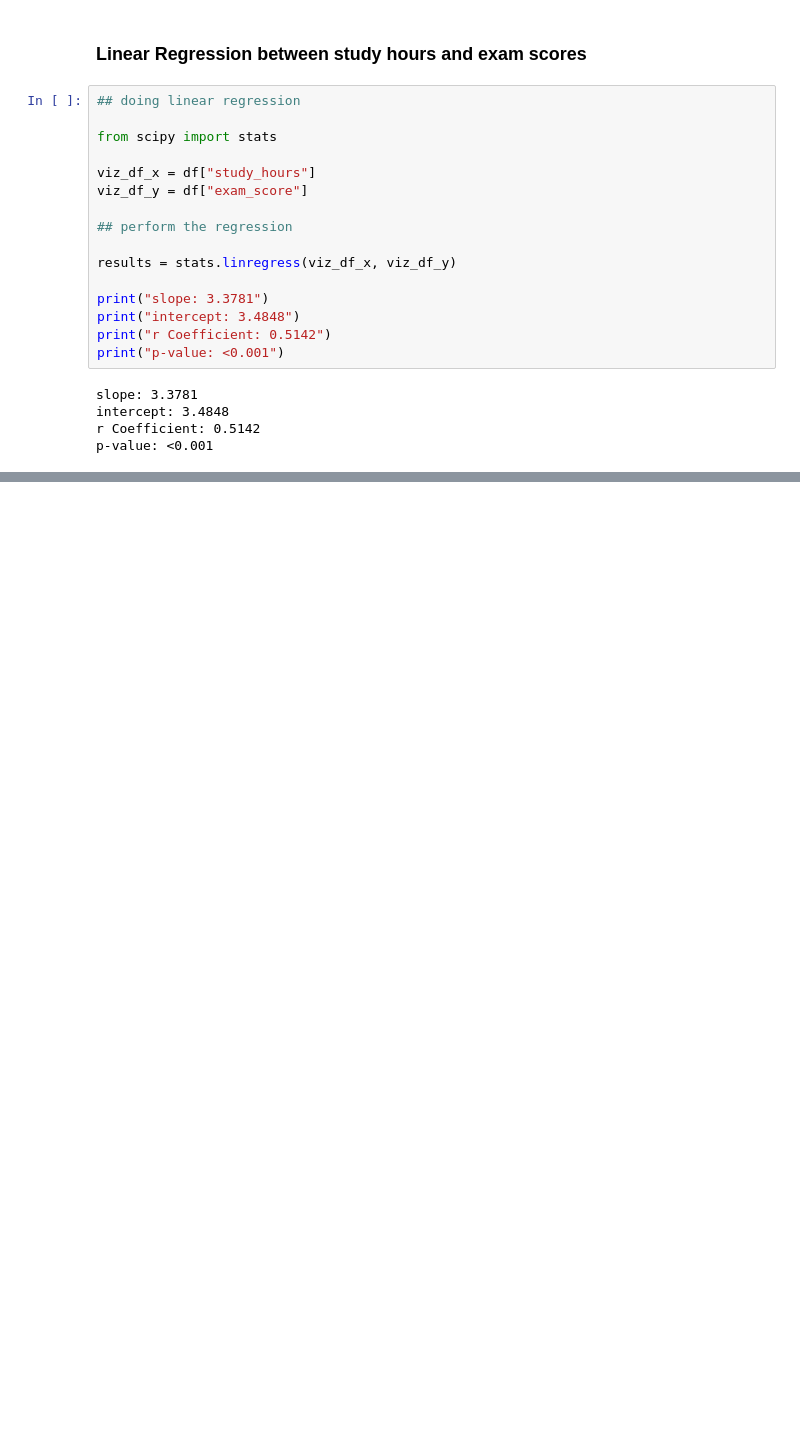
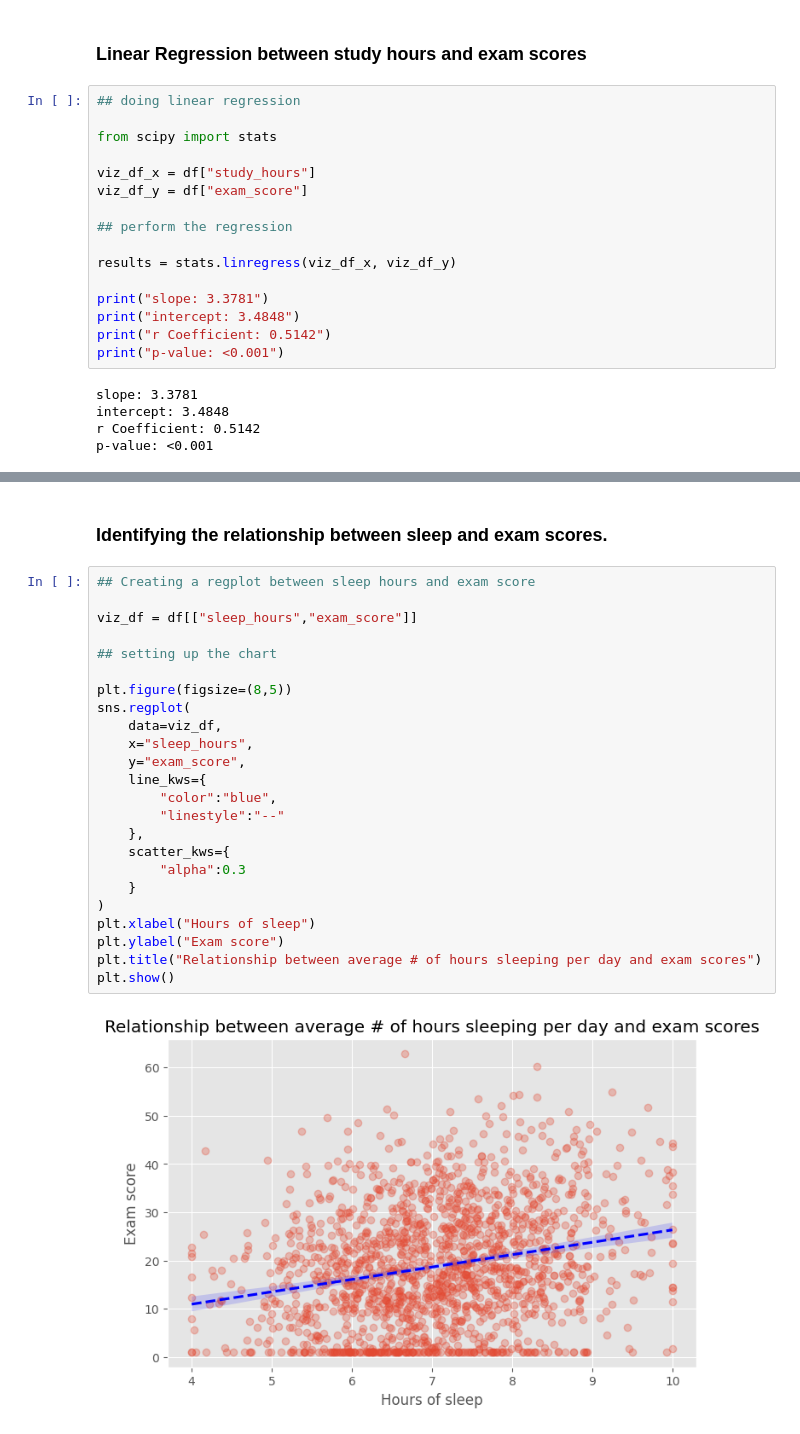
Before and after one commit to boredanalyst/Relating-Activities-Outside-School-with-Exam-Score, a Jupyter notebook: relating-activities-outside-school-with-exam-score.ipynb, the cells around one changed output, grey strips where cells are left out. Cells and saved outputs as stored; diff of their text form; blank space fills up the shorter version.

```diff
--- a/relating-activities-outside-school-with-exam-score.ipynb
+++ b/relating-activities-outside-school-with-exam-score.ipynb
@@ -393,0 +458,28 @@ memory usage: 169.8+ KB
+# %% [markdown]
+### Identifying the relationship between sleep and exam scores. ###
+# %%
+## Creating a regplot between sleep hours and exam score
+
+viz_df = df[["sleep_hours","exam_score"]]
+
+## setting up the chart
+
+plt.figure(figsize=(8,5))
+sns.regplot(
+    data=viz_df,
+    x="sleep_hours",
+    y="exam_score",
+    line_kws={
+        "color":"blue",
+        "linestyle":"--"
+    },
+    scatter_kws={
+        "alpha":0.3
+    }
+)
+plt.xlabel("Hours of sleep")
+plt.ylabel("Exam score")
+plt.title("Relationship between average # of hours sleeping per day and exam scores")
+plt.show()
+# %% [output]
+[figure, added]
```
Also changed, not shown: parts of 10 cells of this notebook.
